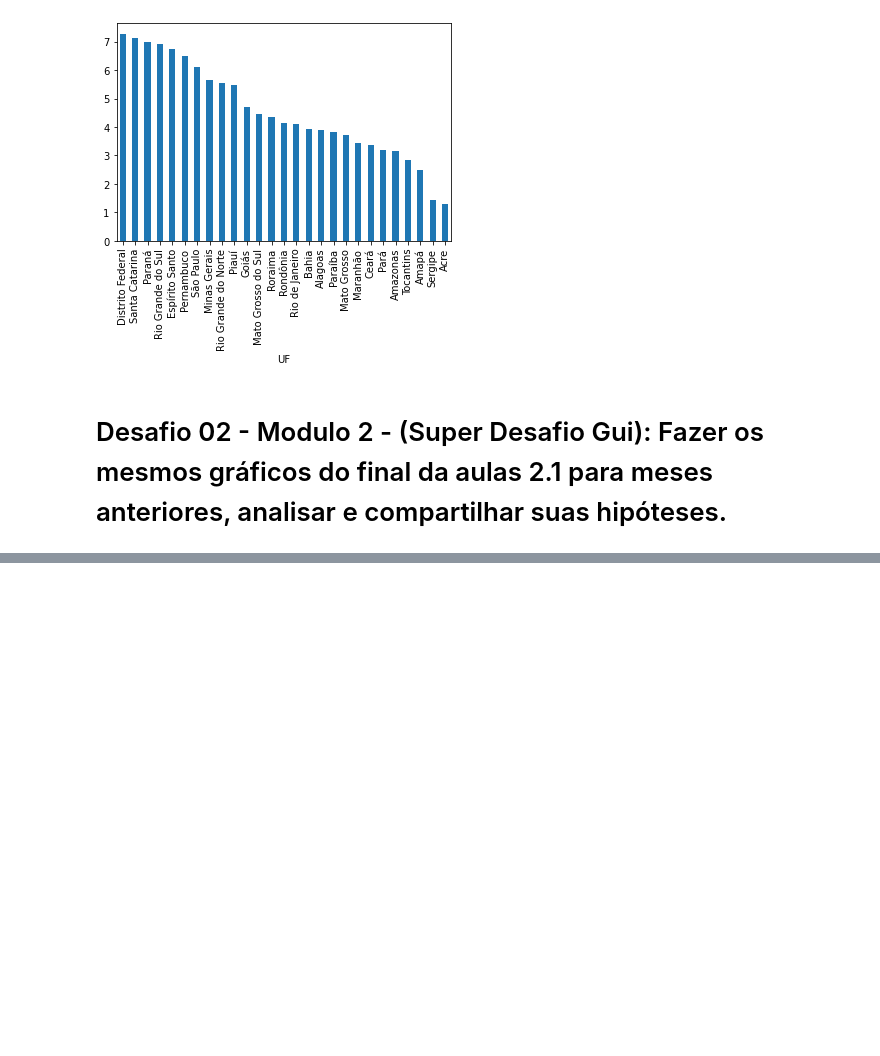
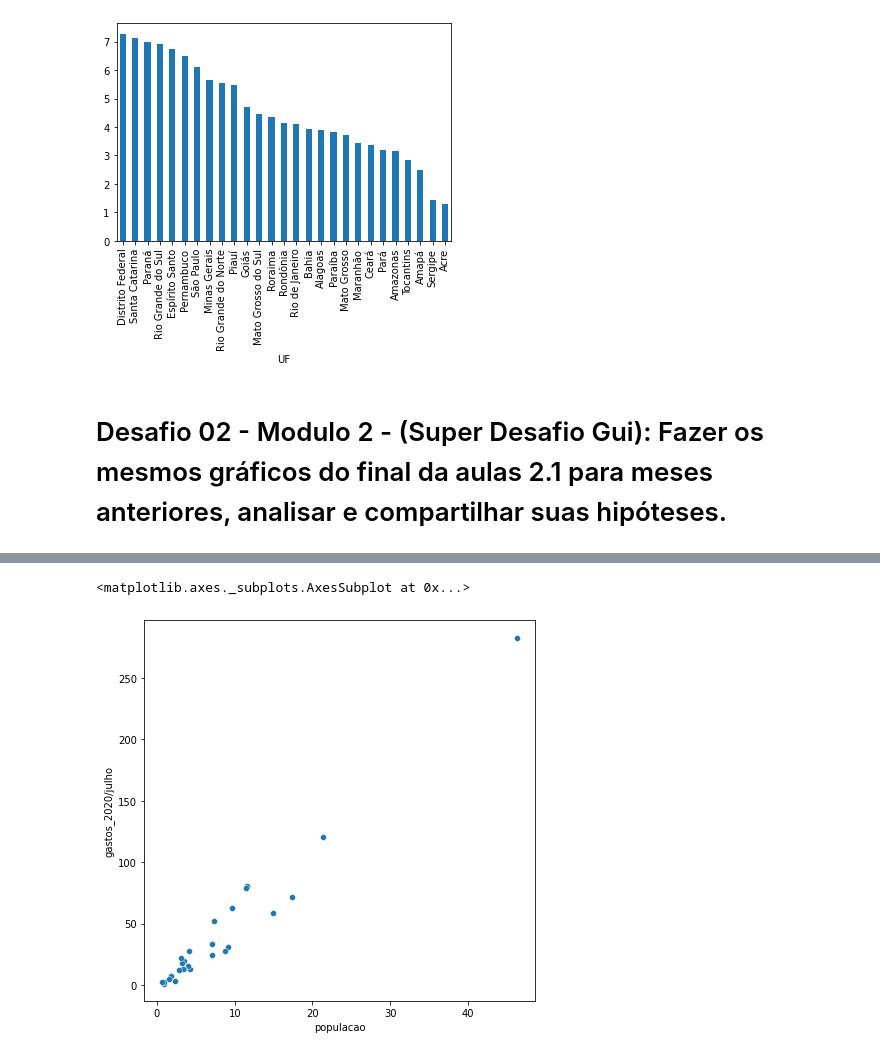
Before and after one commit to yoshinaga2904/Bootcamp-Alura, a Jupyter notebook: Modulo_2_Desafios.ipynb, the cells around one changed output, grey strips where cells are left out. Drawn from its saved outputs; the diff is of its cells as text; code cells hidden in the pictures; blank space fills up the shorter version.

```diff
--- a/Modulo_2_Desafios.ipynb
+++ b/Modulo_2_Desafios.ipynb
@@ -237,3 +238,24 @@ dados['gasto por habitante'].sort_values(ascending=False).plot(kind='bar')
 [figure]
 # %% [markdown]
 # Desafio 02 - Modulo 2 - (Super Desafio Gui): Fazer os mesmos gráficos do final da aulas 2.1 para meses anteriores, analisar e compartilhar suas hipóteses.
+# %%
+#selecionar o mês de junho 2020
+mes_junho_2020 = ordenado_por_total.columns[-3]
+
+# trazendo todos os valores para cada estado
+gastos_junho_2020 = ordenado_por_total[mes_junho_2020]
+
+#inserir uma coluna com valores de junho 2020
+dados['2020/jun'] = gastos_junho_2020
+
+#inserir uma coluna com os valores gastos por habitante em junho
+dados['gastos por habitante em junho'] = dados['2020/jun'] / dados['populacao']
+
+#Renomeando rotulos colunas
+dados.rename({'2020/Jul': 'gastos_2020/julho',
+              'gasto por habitante': 'gastos_por_habitante_2020/jul',
+              '2020/jun': 'gastos_2020/junho',
+              'gastos por habitante em junho': 'gastos_por_habitante_2020/jun'}, axis=1, inplace=True)
+
+
+dados
@@ -239,0 +298,6 @@ dados['gasto por habitante'].sort_values(ascending=False).plot(kind='bar')
+# %%
+plt.figure(figsize=(7,7))
+sns.scatterplot(data=dados / 1000000, x="populacao", y="gastos_2020/julho")
+# %% [output]
+<matplotlib.axes._subplots.AxesSubplot at 0x...>
+[figure, added]
```
Also changed, not shown: parts of 5 cells of this notebook.
